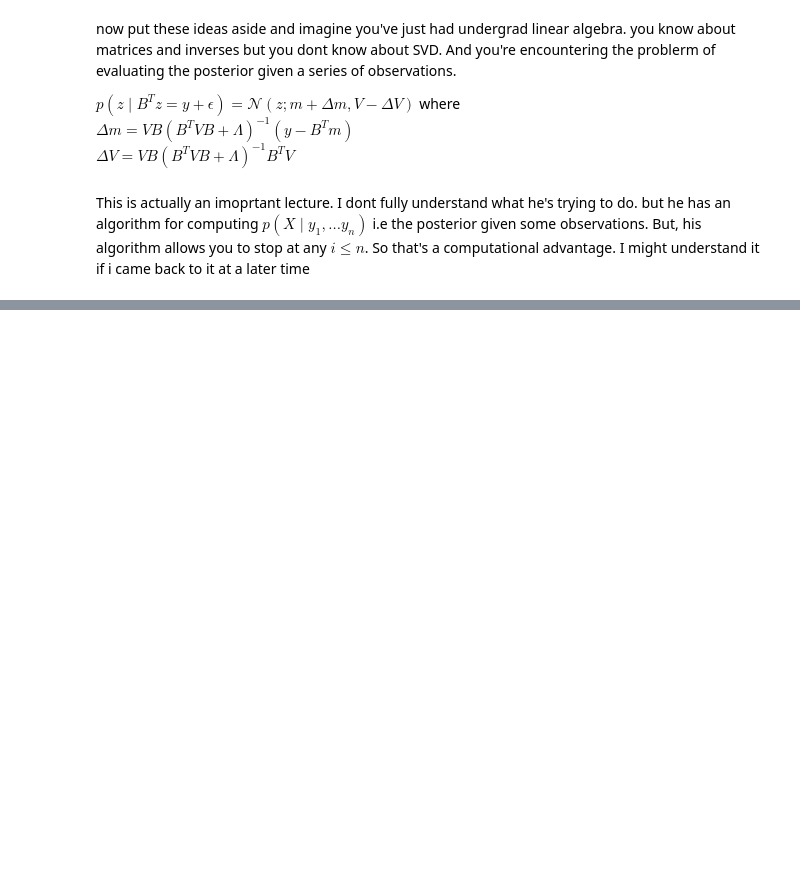
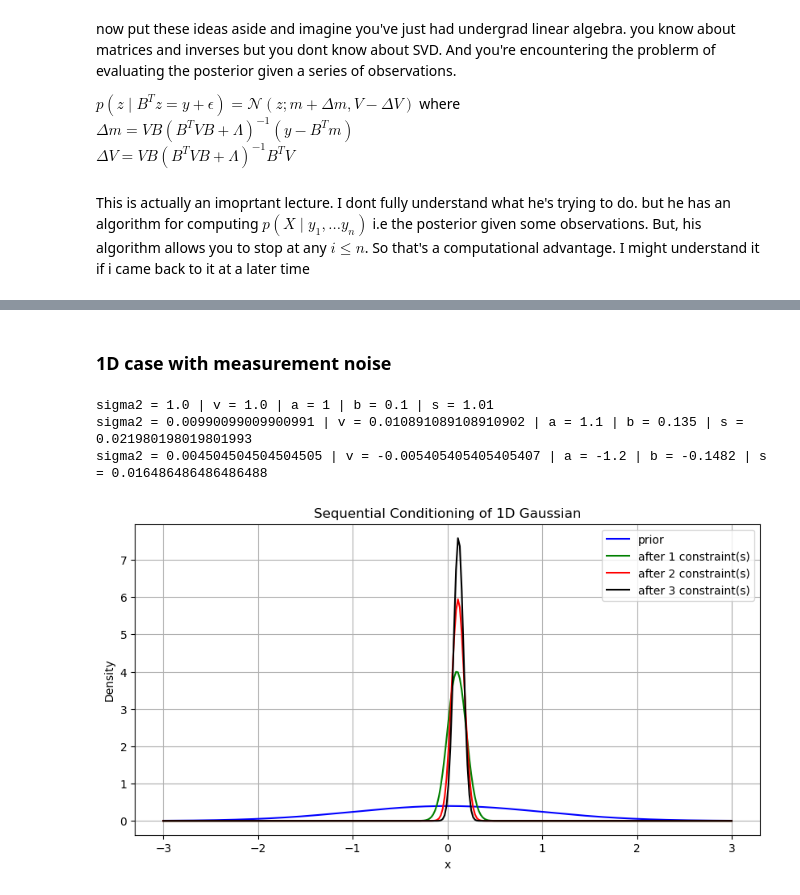
Before and after one commit to nav-mohan/probabilistic_ml, a Jupyter notebook: 04-Probabilistic-Linear-Algebra.ipynb, the cells around one changed output, grey strips where cells are left out. Saved outputs shown, nothing was run; the diff lists cells and outputs as text; code cells hidden in the pictures; blank space fills up the shorter version.

```diff
--- a/04-Probabilistic-Linear-Algebra.ipynb
+++ b/04-Probabilistic-Linear-Algebra.ipynb
@@ -129,0 +399,77 @@ This is just rediscovering the __Gram-Schmidt Process__
+# %% [markdown]
+### 1D case with measurement noise
+# %%
+
+import jax.numpy as jnp
+import matplotlib.pyplot as plt
+import numpy as np
+
+# Initial prior
+mu = 0.0
+sigma2 = 1.0  # scalar variance
+epsilon = 0.01 # measurement noise
+
+# List of observations: (a_i, b_i)
+observations = [
+    (1, 0.1),   # a1 x = b1
+    (1.1, 0.135),   # a2 x = b2
+    (-1.2, -0.1482)  # a3 x = b3
+]
+
+# For visualization
+x_vals = jnp.linspace(-3, 3, 300)
+colors = ['blue', 'green', 'red', 'black']
+labels = ['prior']
+
+# Storage for plotting
+pdfs = []
+
+# Initial prior PDF
+def gaussian_pdf(x, mu, sigma2):
+    return (1 / jnp.sqrt(2 * jnp.pi * sigma2)) * jnp.exp(-0.5 * (x - mu)**2 / sigma2)
+
+pdfs.append(gaussian_pdf(x_vals, mu, sigma2))
+
+# Sequential updates to compute posterior mean and variance
+for i, (a, b) in enumerate(observations):
+
+# v is the covariance between b and x where b_i = a_i.x + epsilon
+# you can check this by doing linear transofmration of p(x -> ax + epsilon)
+    v = sigma2 * a
+
+# s is the total varaince in P(b)
+    s = a * v  + epsilon # = a^2 * sigma^2 + epsilon
+
+    print(f"sigma2 = {sigma2} | v = {v} | a = {a} | b = {b} | s = {s}")
+
+# Kalman-style update (noise-free measurement)
+# this is the "gain" i.e how much we learn
+# v is the covariance of <b,x>.
+# s is the total variance in P(b) = <b>^2 - <b>
+# high v and low s means we can learn a lot about x from the
+# measurements of b and those measurements are not too noisy
+    K = v / s
+
+
+    mu = mu + K * (b - a * mu) # this is the gain * residual
+    sigma2 = sigma2 - K * v  # = sigma2 - (sigma2 a)^2 / (a^2 sigma2 + epsilon)
+
+    # Save updated PDF
+    pdfs.append(gaussian_pdf(x_vals, mu, sigma2))
+    labels.append(f'after {i+1} constraint(s)')
+
+# Plot all PDFs
+plt.figure(figsize=(10, 5))
+for i, pdf in enumerate(pdfs):
+    plt.plot(x_vals, pdf, color=colors[i], label=labels[i])
+plt.title("Sequential Conditioning of 1D Gaussian")
+plt.xlabel("x")
+plt.ylabel("Density")
+plt.legend()
+plt.grid(True)
+plt.show()
+# %% [output]
+sigma2 = 1.0 | v = 1.0 | a = 1 | b = 0.1 | s = 1.01
+sigma2 = 0.00990099009900991 | v = 0.010891089108910902 | a = 1.1 | b = 0.135 | s = 0.021980198019801993
+sigma2 = 0.004504504504504505 | v = -0.005405405405405407 | a = -1.2 | b = -0.1482 | s = 0.016486486486486488
+[figure, added]
```
Also changed, not shown: parts of 6 cells of this notebook.
